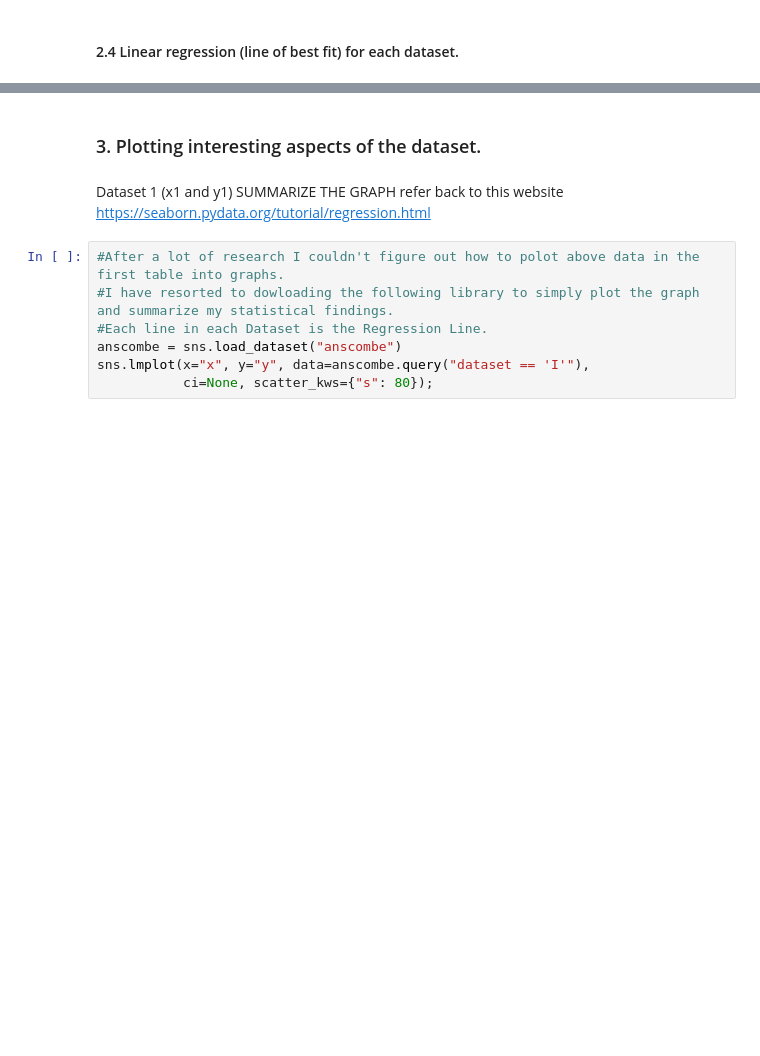
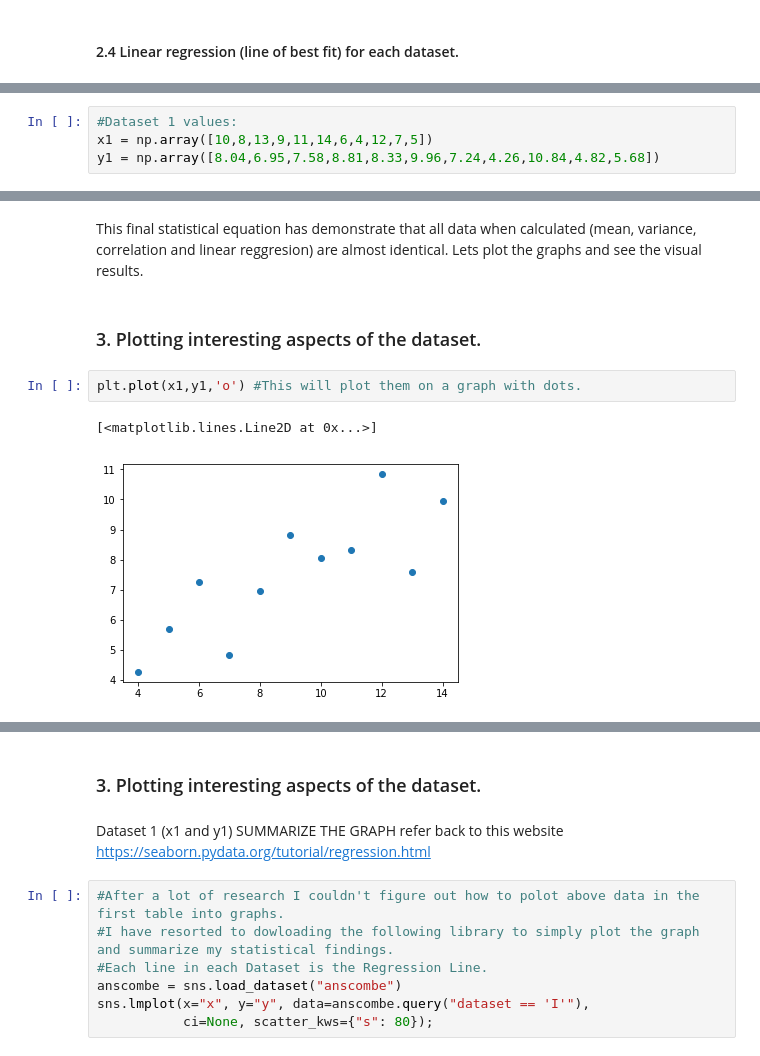
Before and after one commit to MartynaMisk/AnscombesQuarter, a Jupyter notebook: InvestigationAnscombesQuartet.ipynb, the cells around one changed output, grey strips where cells are left out. Cells and saved outputs as stored; diff of their text form; blank space fills up the shorter version.

Commit message:
Linear regression

```diff
--- a/InvestigationAnscombesQuartet.ipynb
+++ b/InvestigationAnscombesQuartet.ipynb
@@ -220,0 +223,4 @@ df.loc[:,["x4", "y4"]].corr()
+# %%
+#Dataset 1 values:
+x1 = np.array([10,8,13,9,11,14,6,4,12,7,5])
+y1 = np.array([8.04,6.95,7.58,8.81,8.33,9.96,7.24,4.26,10.84,4.82,5.68])
@@ -220,0 +262,9 @@ df.loc[:,["x4", "y4"]].corr()
+# %% [markdown]
+This final statistical equation has demonstrate that all data when calculated (mean, variance, correlation and linear reggresion) are almost identical. Lets plot the graphs and see the visual results.
+# %% [markdown]
+### 3. Plotting interesting aspects of the dataset.
+# %%
+plt.plot(x1,y1,'o') #This will plot them on a graph with dots.
+# %% [output]
+[<matplotlib.lines.Line2D at 0x...>]
+[figure, added]
```
Also changed, not shown: parts of 37 cells of this notebook.
